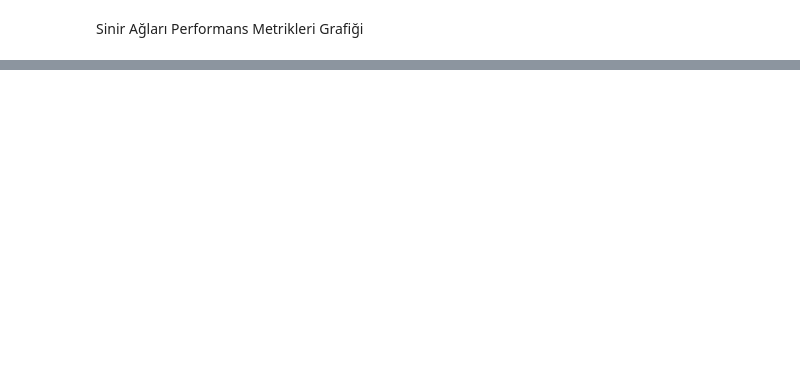
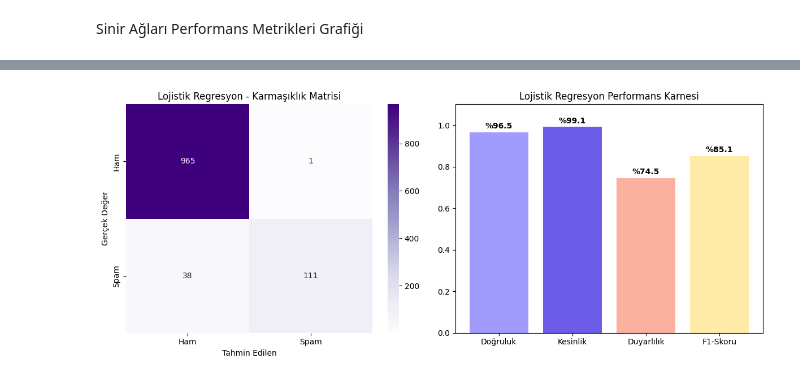
Before and after one commit to zeynepbykn/SMS_Spam_Tespiti_Proje, a Jupyter notebook: SMS_spam_veriBilimi_proje.ipynb, the cells around one changed output, grey strips where cells are left out. Saved outputs shown, nothing was run; the diff lists cells and outputs as text; code cells hidden in the pictures; blank space fills up the shorter version.

Commit message:
Lojistik Regresyon algoritması ile veriseti eğitildi ve grafikleri çizdirildi.

```diff
--- a/SMS_spam_veriBilimi_proje.ipynb
+++ b/SMS_spam_veriBilimi_proje.ipynb
@@ -329,0 +401,41 @@ plt.show()
+# %%
+import matplotlib.pyplot as plt
+import seaborn as sns
+from sklearn.metrics import confusion_matrix, accuracy_score, precision_score, recall_score, f1_score
+
+# --- GRAFİK 1: Karmaşıklık Matrisi (Confusion Matrix) ---
+plt.figure(figsize=(12, 5))
+
+# Sol tarafa Matrisi çizelim
+plt.subplot(1, 2, 1)
+cm_log = confusion_matrix(y_test, y_pred_log)
+sns.heatmap(cm_log, annot=True, fmt='d', cmap='Purples', xticklabels=['Ham', 'Spam'], yticklabels=['Ham', 'Spam'])
+plt.title('Lojistik Regresyon - Karmaşıklık Matrisi')
+plt.xlabel('Tahmin Edilen')
+plt.ylabel('Gerçek Değer')
+
+# --- GRAFİK 2: Performans Metrikleri Sütun Grafiği ---
+plt.subplot(1, 2, 2)
+# Metrikleri hesaplayalım
+acc = accuracy_score(y_test, y_pred_log)
+pre = precision_score(y_test, y_pred_log)
+rec = recall_score(y_test, y_pred_log)
+f1 = f1_score(y_test, y_pred_log)
+
+metrik_isimleri = ['Doğruluk', 'Kesinlik', 'Duyarlılık', 'F1-Skoru']
+metrik_degerleri = [acc, pre, rec, f1]
+renkler = ['#a29bfe', '#6c5ce7', '#fab1a0', '#ffeaa7']
+
+barlar = plt.bar(metrik_isimleri, metrik_degerleri, color=renkler)
+plt.ylim(0, 1.1)
+plt.title('Lojistik Regresyon Performans Karnesi')
+
+# Çubukların üzerine değerleri yazdıralım
+for bar in barlar:
+    yval = bar.get_height()
+    plt.text(bar.get_x() + bar.get_width()/2, yval + 0.01, f'%{yval*100:.1f}', ha='center', va='bottom', fontweight='bold')
+
+plt.tight_layout()
+plt.show()
+# %% [output]
+[figure, added]
```
Also changed, not shown: parts of 14 cells of this notebook.
